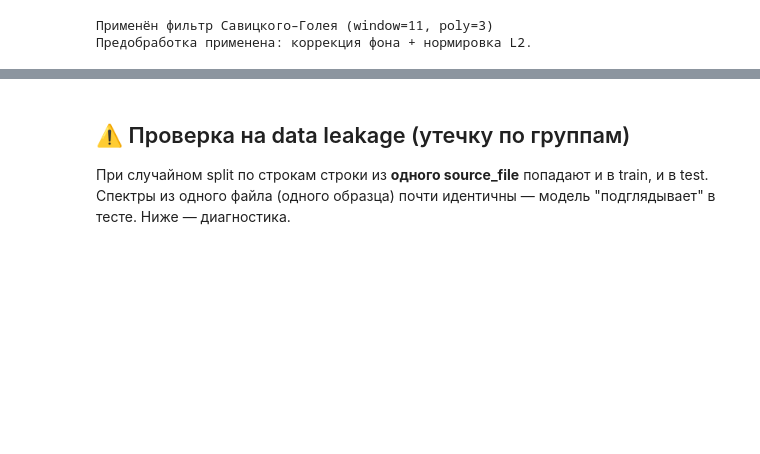
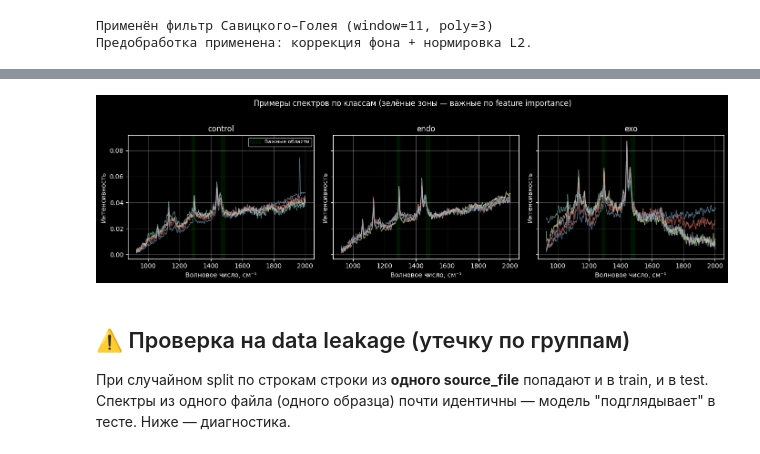
Before and after one commit to Neiromen/RomanSpectre, a Jupyter notebook: sample.ipynb, the cells around one changed output, grey strips where cells are left out. Cells and saved outputs as stored; diff of their text form; code cells hidden in the pictures; blank space fills up the shorter version.

```diff
--- a/sample.ipynb
+++ b/sample.ipynb
@@ -77,3 +105,25 @@ print("Предобработка применена: коррекция фон
+# %%
+# Примеры отдельных спектров по классам и выделение важных областей (~1290 и ~1470–1482 см⁻¹)
+fig, axes = plt.subplots(1, 3, figsize=(14, 4), sharey=True)
+important_regions = [(1280, 1300), (1465, 1490)]  # по feature importance
+for i, cls in enumerate(["control", "endo", "exo"]):
+    ax = axes[i]
+    mask = df["class"] == cls
+    sample = df.loc[mask, wave_cols].iloc[:5]  # по 5 спектров на класс
+    for _, row in sample.iterrows():
+        ax.plot(wavenumbers, row.values, alpha=0.6, lw=1)
+    for (w0, w1) in important_regions:
+        ax.axvspan(w0, w1, alpha=0.15, color="green", label="Важные области" if (w0, w1) == important_regions[0] else None)
+    ax.set_xlabel("Волновое число, см⁻¹")
+    ax.set_ylabel("Интенсивность")
+    ax.set_title(cls)
+    ax.grid(True, alpha=0.3)
+axes[0].legend(loc="upper right", fontsize=8)
+plt.suptitle("Примеры спектров по классам (зелёные зоны — важные по feature importance)", y=1.02)
+plt.tight_layout()
+plt.show()
+# %% [output]
+[figure, added]
 # %% [markdown]
 ## ⚠️ Проверка на data leakage (утечку по группам)
 
```
Also changed, not shown: parts of 6 cells of this notebook, 3 other files.
